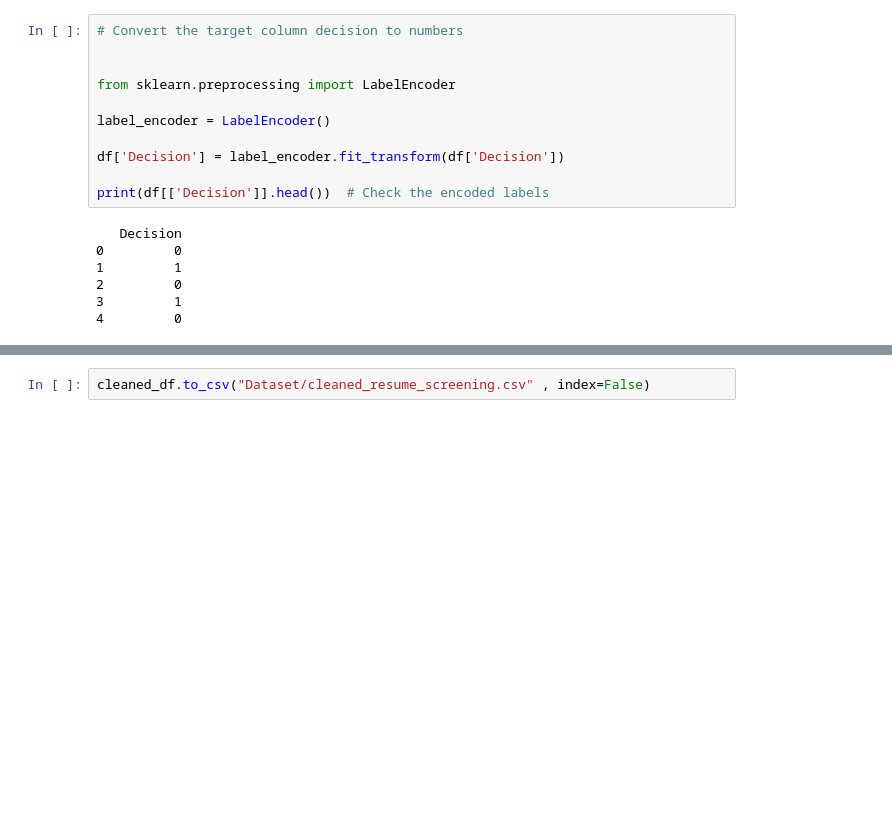
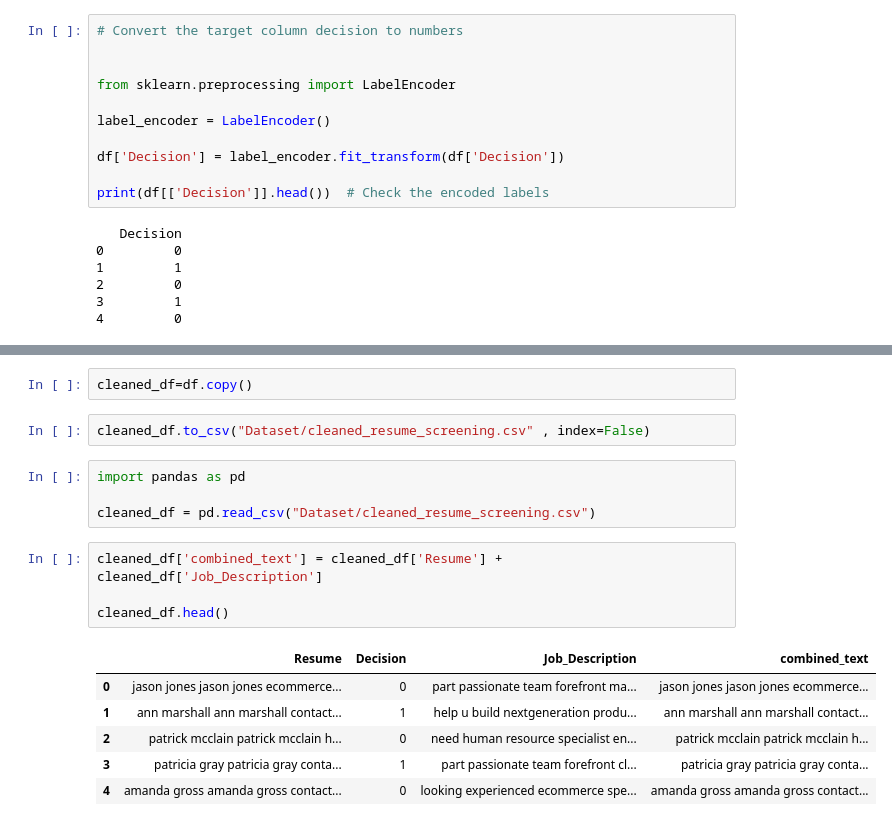
Before and after one commit to sanyamkarnavat1111-hub/Recruitment_AI_assitant, a Jupyter notebook: Screening-AI/train_model.ipynb, the cells around one changed output, grey strips where cells are left out. Cells and saved outputs as stored; diff of their text form; blank space fills up the shorter version.

```diff
--- a/Screening-AI/train_model.ipynb
+++ b/Screening-AI/train_model.ipynb
@@ -159,2 +158,19 @@ cleaned_df.head()
+# %%
+cleaned_df=df.copy()
 # %%
 cleaned_df.to_csv("Dataset/cleaned_resume_screening.csv" , index=False)
+# %%
+import pandas as pd
+
+cleaned_df = pd.read_csv("Dataset/cleaned_resume_screening.csv")
+# %%
+cleaned_df['combined_text'] = cleaned_df['Resume'] + cleaned_df['Job_Description']
+
+cleaned_df.head()
+# %% [output]
+|  | Resume | Decision | Job_Description | combined_text |
+| 0 | jason jones jason jones ecommerce... | 0 | part passionate team forefront ma... | jason jones jason jones ecommerce... |
+| 1 | ann marshall ann marshall contact... | 1 | help u build nextgeneration produ... | ann marshall ann marshall contact... |
+| 2 | patrick mcclain patrick mcclain h... | 0 | need human resource specialist en... | patrick mcclain patrick mcclain h... |
+| 3 | patricia gray patricia gray conta... | 1 | part passionate team forefront cl... | patricia gray patricia gray conta... |
+| 4 | amanda gross amanda gross contact... | 0 | looking experienced ecommerce spe... | amanda gross amanda gross contact... |
```
Also changed, not shown: parts of 14 cells of this notebook, 10 other files.
